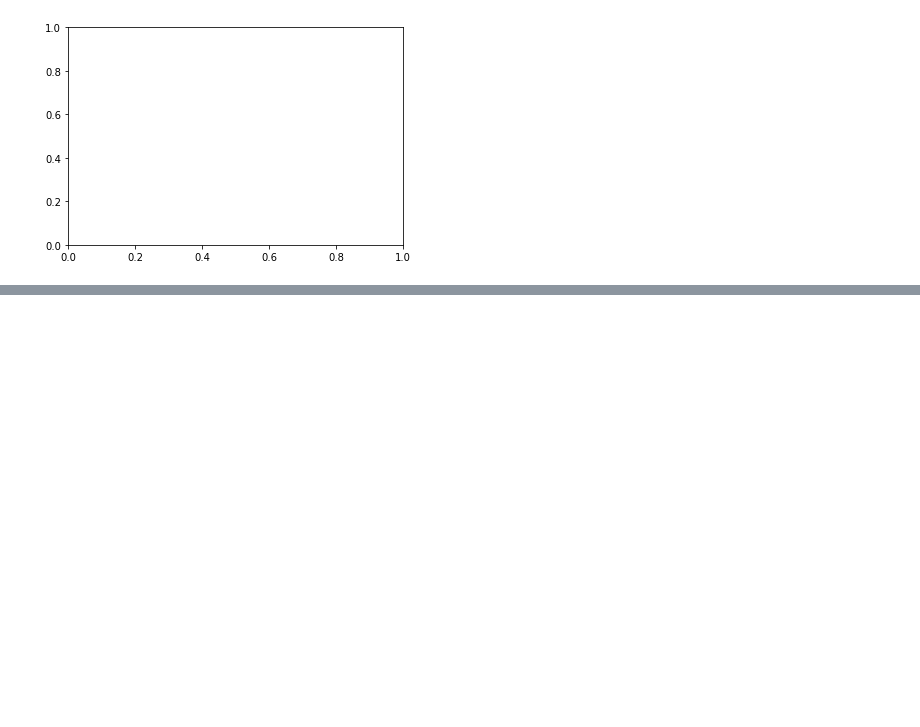
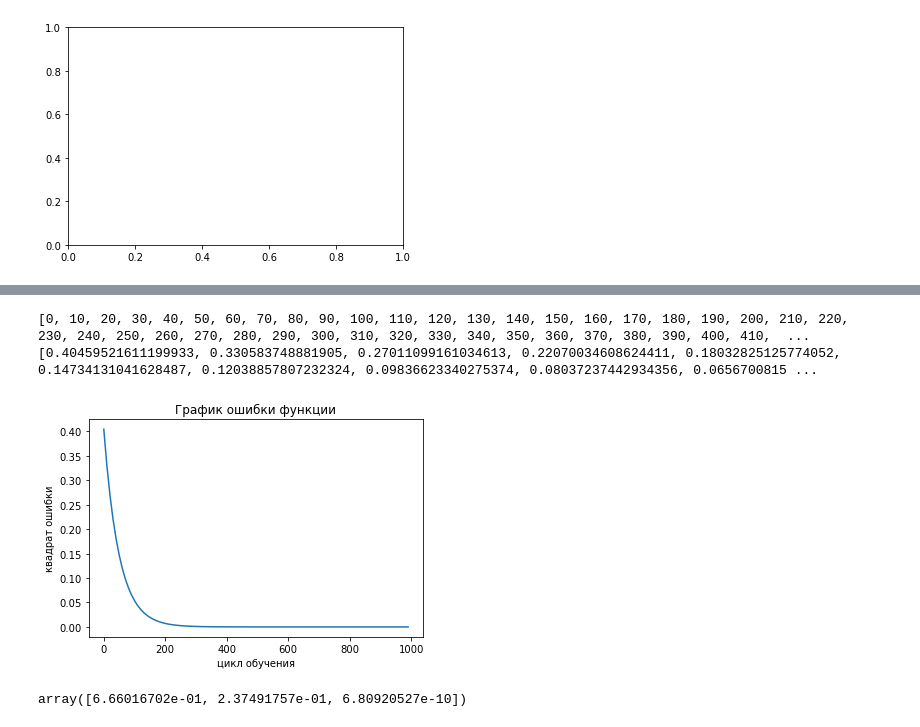
Before and after one commit to KaLiNkA-code/AI_PROJECT, a Jupyter notebook: notebooks/dev.ipynb, the cells around one changed output, grey strips where cells are left out. Cells and saved outputs as stored; diff of their text form; code cells hidden in the pictures; blank space fills up the shorter version.

```diff
--- a/notebooks/dev.ipynb
+++ b/notebooks/dev.ipynb
@@ -469,0 +399,40 @@ plt.show()
+# %%
+LR = 0.01
+w = np.random.randn(3)
+N = len(y_train)
+
+x_plot = []
+y_plot = []
+for i in range(1000):
+    f = X.dot(w)
+    err = f - y_train
+    grad = 2 * X.T.dot(err) / N
+    w -= LR * grad
+    if i % 10 == 0:
+        x_plot.append(i)
+        y_plot.append(err.mean())
+        #  print(err.mean())
+
+
+print(x_plot)
+print(y_plot)
+# %% [output]
+[0, 10, 20, 30, 40, 50, 60, 70, 80, 90, 100, 110, 120, 130, 140, 150, 160, 170, 180, 190, 200, 210, 220, 230, 240, 250, 260, 270, 280, 290, 300, 310, 320, 330, 340, 350, 360, 370, 380, 390, 400, 410,  ...
+[0.40459521611199933, 0.330583748881905, 0.27011099161034613, 0.22070034608624411, 0.18032825125774052, 0.14734131041628487, 0.12038857807232324, 0.09836623340275374, 0.08037237442934356, 0.0656700815 ...
+# %%
+
+
+fig, ax = plt.subplots()
+
+ax.plot(x_plot, y_plot)
+ax.set(title='График ошибки функции')
+plt.xlabel("цикл обучения")
+plt.ylabel("квадрат ошибки")
+plt.show()
+# %% [output]
+[figure, added]
+# %%
+
+w
+# %% [output]
+array([6.66016702e-01, 2.37491757e-01, 6.80920527e-10])
```
Also changed, not shown: parts of 25 cells of this notebook.
